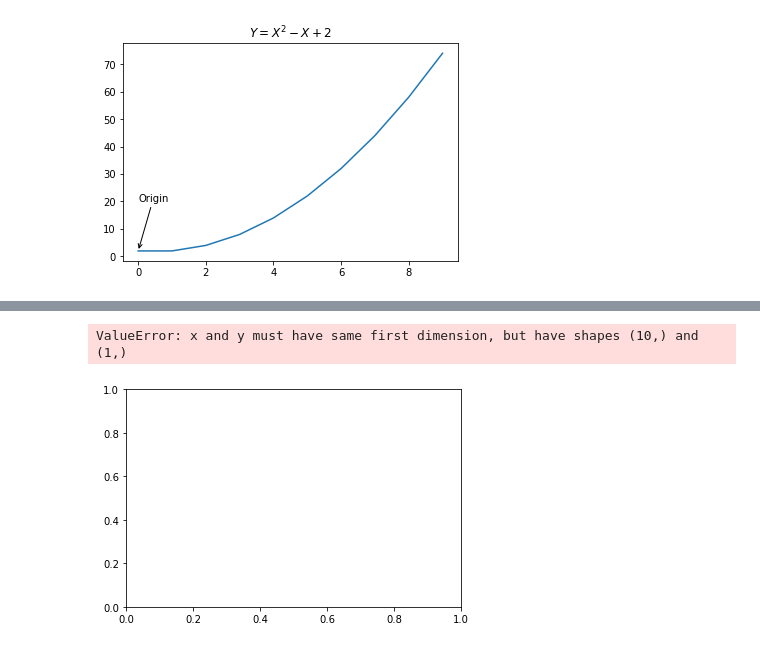
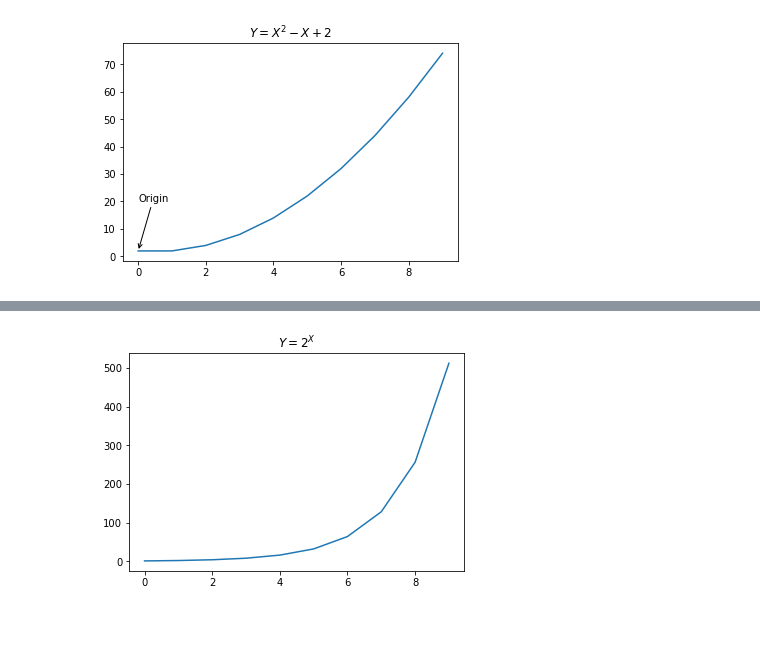
Before and after one commit to CSolitaire/numpy-pandas-visualization-exercises, a Jupyter notebook: matplotlib_exercises.ipynb, the cells around one changed output, grey strips where cells are left out. Saved outputs shown, nothing was run; the diff lists cells and outputs as text; code cells hidden in the pictures.

```diff
--- a/matplotlib_exercises.ipynb
+++ b/matplotlib_exercises.ipynb
@@ -14,10 +30,8 @@ plt.show()
 # %%
-import math as m
-x = list(range(10))
-y = np.sqrt(2)
-#plt.title ('$Y=\sqrt{2}$')
-plt.plot(x,y)
+x = np.array(range(10))
+y = (2 ** x)
+plt.title ('$Y=2^X$')
+plt.plot(y)
 plt.show()
 # %% [output]
-ValueError: x and y must have same first dimension, but have shapes (10,) and (1,)
-[figure, old version]
+[figure, new version]
```
Also changed, not shown: parts of 4 cells of this notebook.
